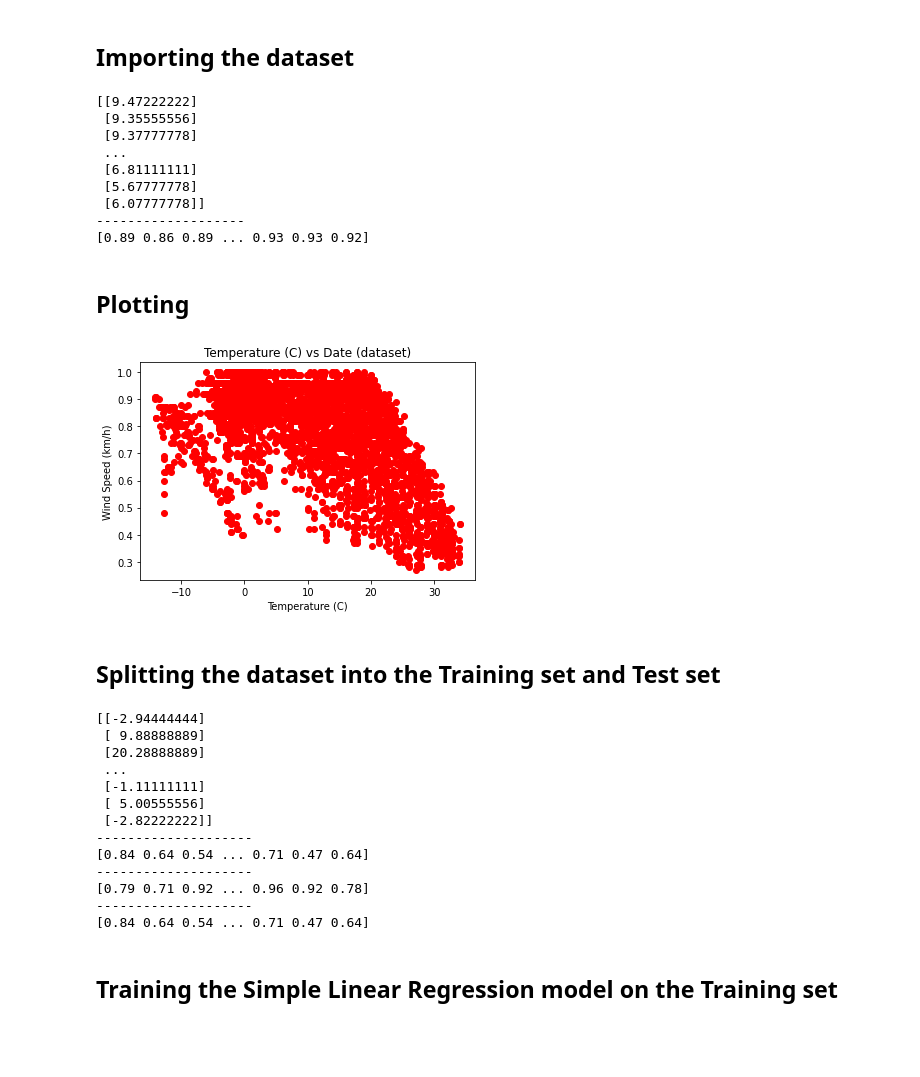
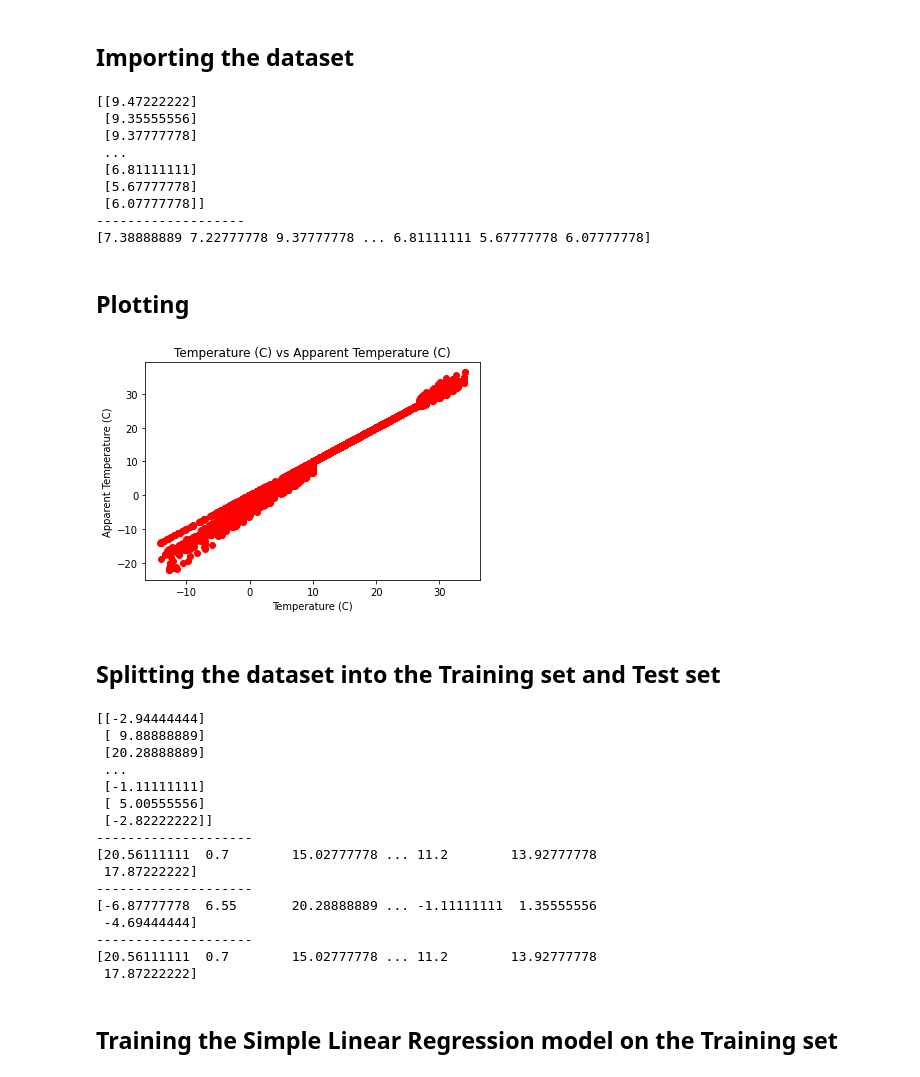
Before and after one commit to monotera/intro-AI, a Jupyter notebook: Regresion lineal/simple_linear_regression_weather.ipynb, the cells around one changed output. Cells and saved outputs as stored; diff of their text form; code cells hidden in the pictures; blank space fills up the shorter version.

```diff
--- a/Regresion lineal/simple_linear_regression_weather.ipynb
+++ b/Regresion lineal/simple_linear_regression_weather.ipynb
@@ -11,7 +11,7 @@ import pandas as pd
 # %%
 dataset = pd.read_csv('weatherHistory.csv')
 X = dataset.iloc[:,3:4].values
-y = dataset.loc[:, "Humidity"].values
+y = dataset.loc[:, "Apparent Temperature (C)"].values
 print(X)
 print("-------------------")
 print(y)
@@ -24,17 +24,17 @@ print(y)
  [5.67777778]
  [6.07777778]]
 -------------------
-[0.89 0.86 0.89 ... 0.93 0.93 0.92]
+[7.38888889 7.22777778 9.37777778 ... 6.81111111 5.67777778 6.07777778]
 # %% [markdown]
 ## Plotting
 # %%
 plt.scatter(X, y, color = 'red')
-plt.title('Temperature (C) vs Date (dataset)')
+plt.title('Temperature (C) vs Apparent Temperature (C)')
 plt.xlabel('Temperature (C)')
-plt.ylabel('Wind Speed (km/h)')
+plt.ylabel('Apparent Temperature (C)')
 plt.show()
 # %% [output]
-[figure, old version]
+[figure, new version]
 # %% [markdown]
 ## Splitting the dataset into the Training set and Test set
 # %%
@@ -56,11 +56,14 @@ print(y_test)
  [ 5.00555556]
  [-2.82222222]]
 --------------------
-[0.84 0.64 0.54 ... 0.71 0.47 0.64]
+[20.56111111  0.7        15.02777778 ... 11.2        13.92777778
+ 17.87222222]
 --------------------
-[0.79 0.71 0.92 ... 0.96 0.92 0.78]
+[-6.87777778  6.55       20.28888889 ... -1.11111111  1.35555556
+ -4.69444444]
 --------------------
-[0.84 0.64 0.54 ... 0.71 0.47 0.64]
+[20.56111111  0.7        15.02777778 ... 11.2        13.92777778
+ 17.87222222]
 # %% [markdown]
 ## Training the Simple Linear Regression model on the Training set
 # %%
```
Also changed, not shown: parts of 3 cells of this notebook.
